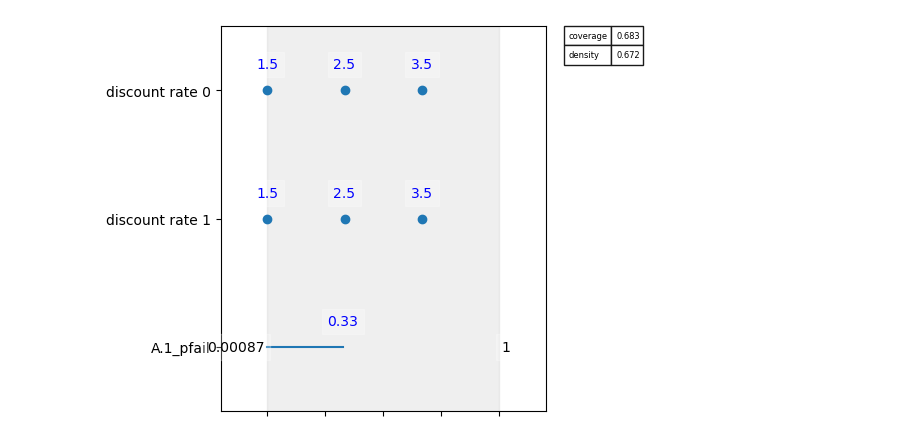
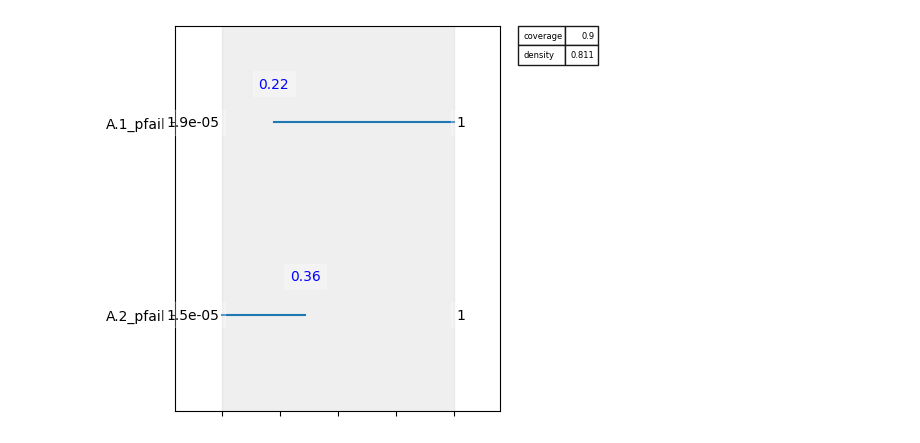
Before and after one commit to pherfkens/PROJECT_MBDM_GROUP1, a Jupyter notebook: final assignment/scenario_discovery_prim.ipynb, the cells around one changed output. Cells and saved outputs as stored; diff of their text form; code cells hidden in the pictures.

Commit message:
scen_discovery

```diff
--- a/final assignment/scenario_discovery_prim.ipynb
+++ b/final assignment/scenario_discovery_prim.ipynb
@@ -228,0 +251,5 @@ plt.show()
+# %%
+x = experiments_sliced
+y = df_outcomes["A.1_Expected Annual Damage"] > percentile_damage_A1
+prim_alg = prim.Prim(x, y, threshold=0.8, peel_alpha=0.2)
+box1 = prim_alg.find_box()
@@ -228,0 +261,18 @@ plt.show()
+# %%
+uncertainties = experiments.columns.tolist()
+ooi = 'A.2_Expected Annual Damage'
+performance_threshold = np.percentile(df_outcomes[ooi], 75)
+prim_alg = prim.setup_prim(results,
+                           classify=lambda y: y[ooi] > performance_threshold,
+                           threshold=0.75,
+                           incl_unc=uncertainties,
+                           mass_min=0.01
+                           )
+box1 = prim_alg.find_box()
+box1.show_tradeoff()
+
+plt.hlines(y=[0.75], xmin=0, xmax=1.2, colors='k', alpha=0.5)
+plt.vlines(x=[0.75], ymin=0, ymax=1.2, colors='k', alpha=0.5)
+plt.title('Tradeoff of Coverage and Density in PRIM Search')
+# plt.savefig('img/scenario_discovery__prim_trajectory.png')
+plt.show()
@@ -247,8 +318,8 @@ box1.peeling_trajectory
 # %%
-box1.inspect(7, style='graph', ticklabel_formatter='{}', boxlim_formatter='{:.2g}')
-# box1.select(10)
+box1.inspect(25, style='graph', ticklabel_formatter='{}', boxlim_formatter='{:.2g}')
+# box1.inspect(5)
 #plt.savefig("PRIM_boxinspect_scenarios")
 plt.show()
 # %% [output]
-[figure, old version]
+[figure, new version]
 # %%
```
Also changed, not shown: parts of 18 cells of this notebook.
